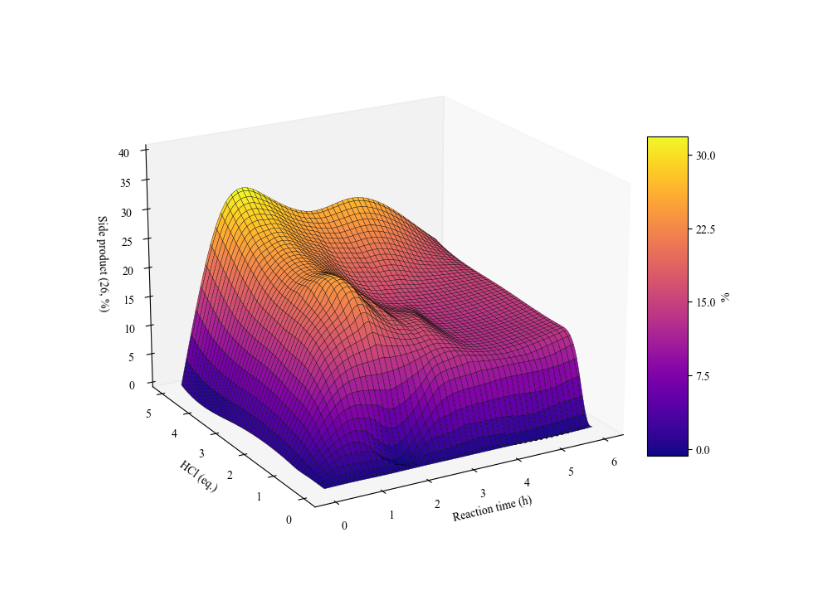
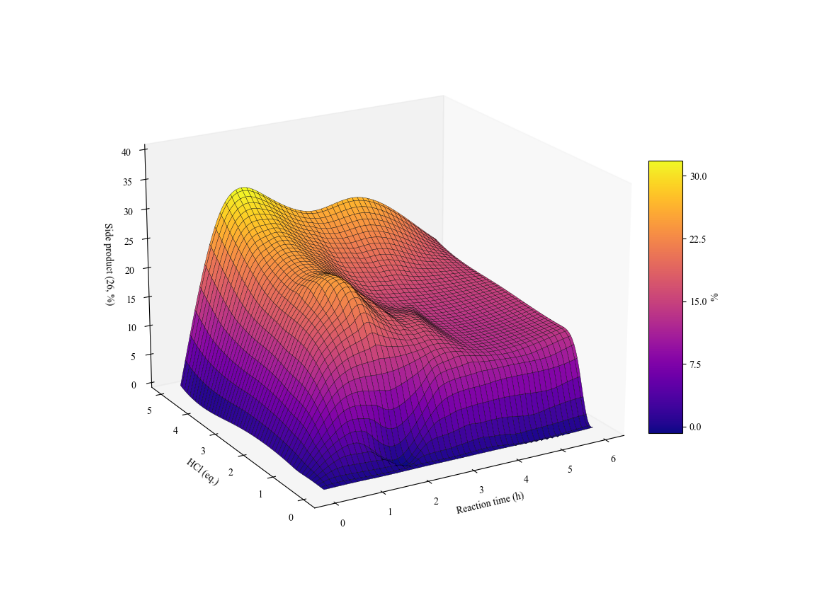
Before and after one commit to TrymSaether/MH_3DSurfacePlot, a Jupyter notebook: surfaceplot_MH.ipynb, the cells around one changed output. Drawn from its saved outputs; the diff is of its cells as text; code cells hidden in the pictures.

```diff
--- a/surfaceplot_MH.ipynb
+++ b/surfaceplot_MH.ipynb
@@ -48,7 +48,7 @@ plt.rcParams["font.family"] = "Times New Roman"
 c_style = 'plasma'
 
 # Create a new figure with 3D subplot
-fig, ax = plt.subplots(subplot_kw={"projection": "3d"})
+fig, ax = plt.subplots(subplot_kw={"projection": "3d"}, figsize=(10, 8))
 
 # Generate the 3D surface plot
 hs_plott = ax.plot_surface(tnew, eqnew, 100*znew, cmap=c_style, edgecolor='k',
@@ -57,32 +57,32 @@ hs_plott = ax.plot_surface(tnew, eqnew, 100*znew, cmap=c_style, edgecolor='k',
 # Add a color bar to the figure
 cbar = fig.colorbar(hs_plott, shrink=0.5, aspect=8, pad=0,
                     ticks=np.linspace(0, 30, 5, endpoint=True))
 
 # Set ticks and label for the color bar
 cbar.set_ticks(np.linspace(0, 30, 5, endpoint=True))
 cbar.set_label('%')
 
 # Set labels for the x, y, and z axes
 ax.set_xlabel('Reaction time (h)')
 ax.set_ylabel('HCl (eq.)')
 ax.set_zlabel('Side product (26, %)')
 
 # Set the limit for the z axis
 ax.set_zlim(0, 40)
 
 # Set the initial viewing angle
 ax.view_init(20, -120)
 
 # Turn off the grid
 ax.grid(False)
 
 # Adjust the padding around the plot
 plt.tight_layout()
 
 # Display the plot
 plt.show()
 
 # Save the figure as a high-resolution PNG file
-fig.savefig('surfaceplot_MH.png', dpi=400, bbox_inches='tight')
+fig.savefig('surfaceplot_MH.jpg', dpi=1000, bbox_inches='tight')
 # %% [output]
-[figure, old version]
+[figure, new version]
```
Also changed, not shown: 2 other files.
